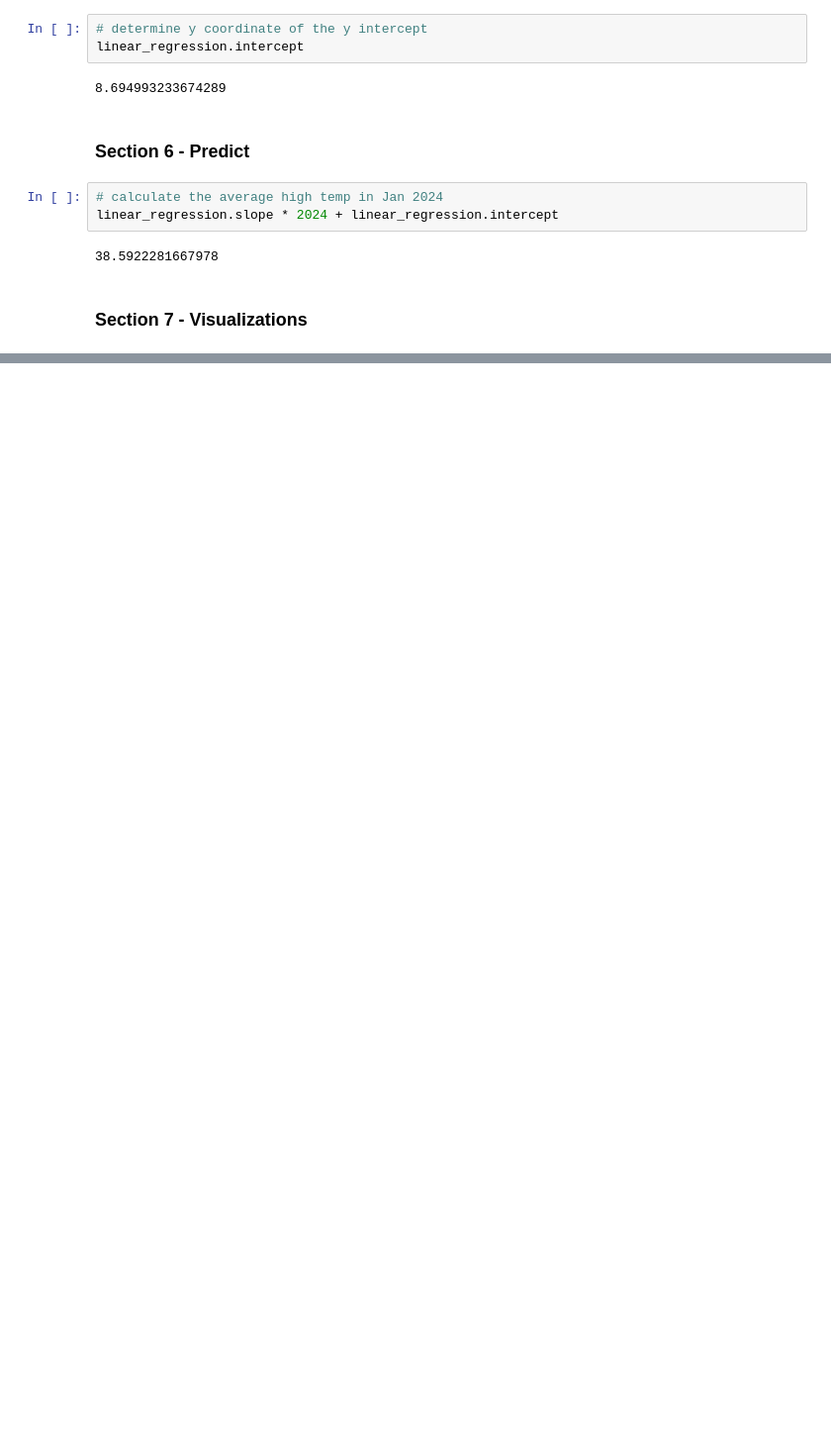
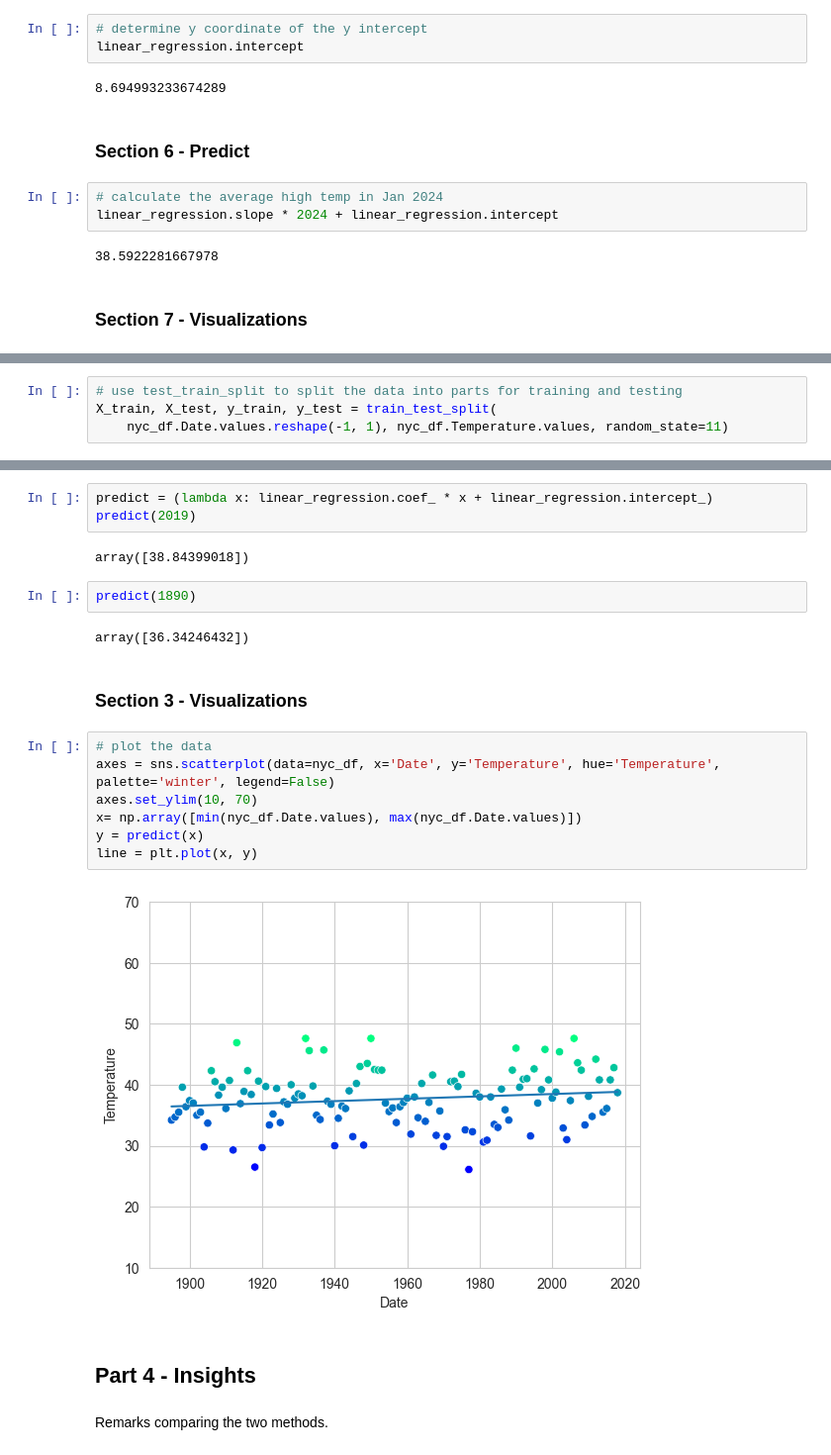
Before and after one commit to Karpoozi/datafun-07-applied, a Jupyter notebook: brookerichards_applied.ipynb, the cells around one changed output, grey strips where cells are left out. Shown: that part at 99% size. Drawn from its saved outputs; the diff is of its cells as text; blank space fills up the shorter version.

```diff
--- a/brookerichards_applied.ipynb
+++ b/brookerichards_applied.ipynb
@@ -132,0 +141,4 @@ axes.set_ylim(10, 70)
+# %%
+# use test_train_split to split the data into parts for training and testing
+X_train, X_test, y_train, y_test = train_test_split(
+    nyc_df.Date.values.reshape(-1, 1), nyc_df.Temperature.values, random_state=11)
@@ -132,0 +203,24 @@ axes.set_ylim(10, 70)
+# %%
+predict = (lambda x: linear_regression.coef_ * x + linear_regression.intercept_)
+predict(2019)
+# %% [output]
+array([38.84399018])
+# %%
+predict(1890)
+# %% [output]
+array([36.34246432])
+# %% [markdown]
+### Section 3 - Visualizations
+# %%
+# plot the data
+axes = sns.scatterplot(data=nyc_df, x='Date', y='Temperature', hue='Temperature', palette='winter', legend=False)
+axes.set_ylim(10, 70)
+x= np.array([min(nyc_df.Date.values), max(nyc_df.Date.values)])
+y = predict(x)
+line = plt.plot(x, y)
+# %% [output]
+[figure, added]
+# %% [markdown]
+## Part 4 - Insights
+# %% [markdown]
+Remarks comparing the two methods.
```
Also changed, not shown: parts of 20 cells of this notebook.
